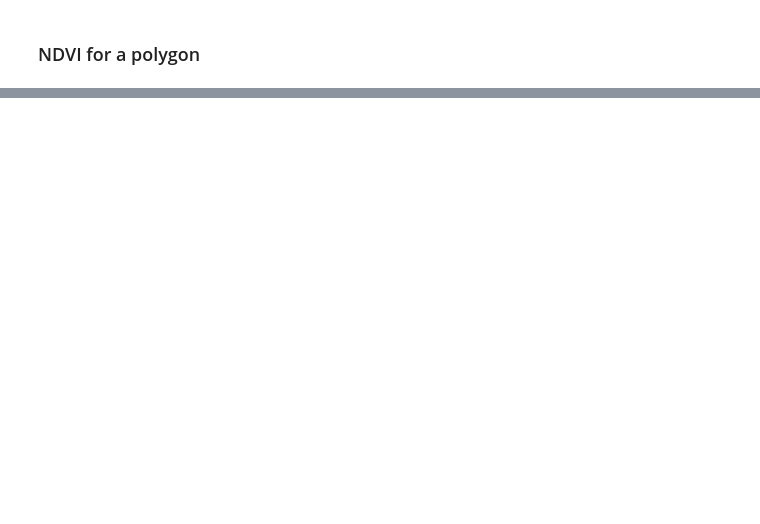
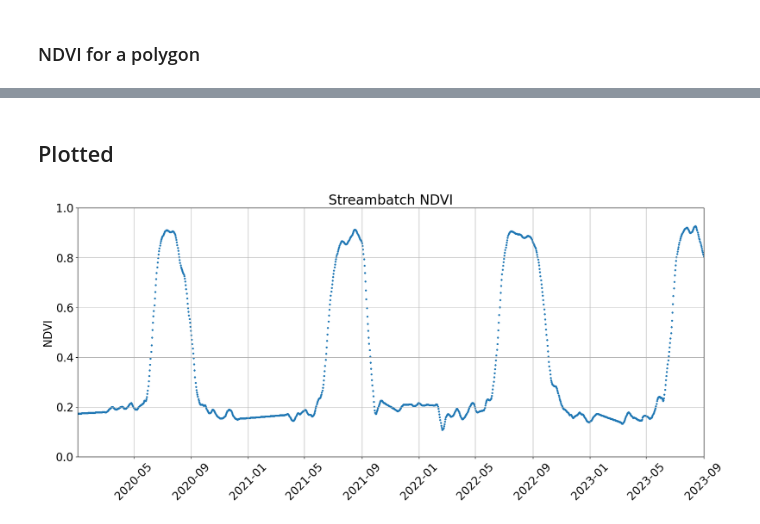
Before and after one commit to tammer/notebooks, a Jupyter notebook: demo.ipynb, the cells around one changed output, grey strips where cells are left out. Cells and saved outputs as stored; diff of their text form; code cells hidden in the pictures; blank space fills up the shorter version.

Commit message:
plotted

```diff
--- a/demo.ipynb
+++ b/demo.ipynb
@@ -58,0 +86,20 @@ df.head()
+# %% [markdown]
+## Plotted
+# %%
+# Plot the data
+import matplotlib.pyplot as plt
+
+df1 = df[df['time']>'2020-01-01']
+plt.rc('font', size=20)
+plt.scatter(df1['time'],df1['ndvi'],s=6)
+plt.gcf().set_size_inches(20, 8)
+ax = plt.gca()
+ax.margins(0)
+plt.xticks(rotation=45)
+plt.grid(True)
+plt.ylim(0,1)
+plt.ylabel('NDVI')
+plt.title('Streambatch NDVI')
+plt.show()
+# %% [output]
+[figure, added]
```
Also changed, not shown: parts of 4 cells of this notebook.
